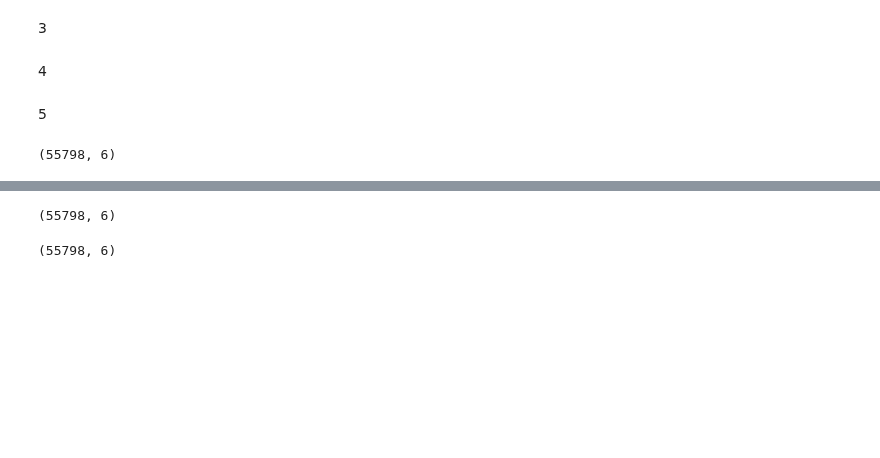
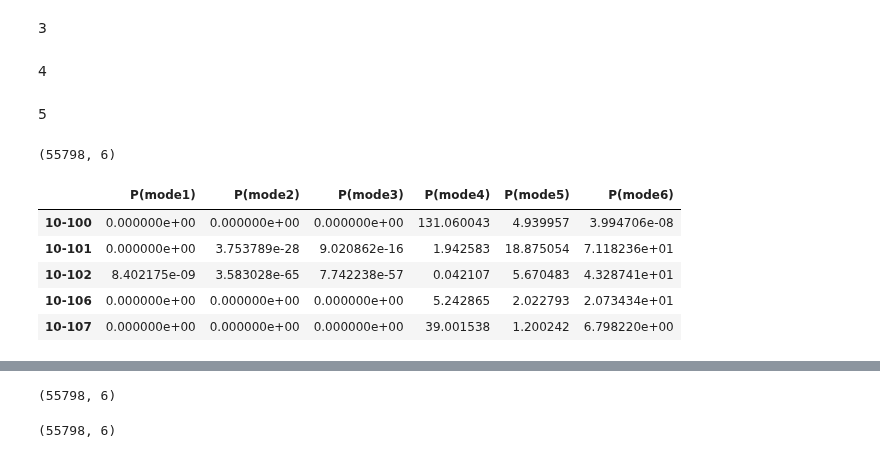
Before and after one commit to Rufei-Sheng/Manhattan-Congestion-Surcharge-Capstone, a Jupyter notebook: results/Uncertainty.ipynb, the cells around one changed output, grey strips where cells are left out. Cells and saved outputs as stored; diff of their text form; code cells hidden in the pictures; blank space fills up the shorter version.

```diff
--- a/results/Uncertainty.ipynb
+++ b/results/Uncertainty.ipynb
@@ -105,25 +99,25 @@ AttributeError: 'float' object has no attribute 'split'
 # %% [markdown]
 2
 # %%
-predict_choice_2 = pd.read_csv('Final_results/results_scenario2_with_scenario1_0.05_1.5.csv',index_col=0)
+predict_choice_2 = pd.read_csv('Final_results/results_scenario3_with_scenario1_0.05_1.5.csv',index_col=0)
 # %%
 rloss2, rmse2, tot_mse2 = compare_with_ground_truth(predict_choice_2, acs)
 # %% [markdown]
 3
 # %%
-predict_choice_3 = pd.read_csv('Final_results/results_scenario2_with_scenario1_0.06_1.5.csv',index_col=0)
+predict_choice_3 = pd.read_csv('Final_results/results_scenario3_with_scenario1_0.06_1.5.csv',index_col=0)
 # %%
 rloss3, rmse3, tot_mse3 = compare_with_ground_truth(predict_choice_3, acs)
 # %% [markdown]
 4
 # %%
-predict_choice_4 = pd.read_csv('Final_results/results_scenario2_with_scenario1_0.05_1.4.csv',index_col=0)
+predict_choice_4 = pd.read_csv('Final_results/results_scenario3_with_scenario1_0.05_1.4.csv',index_col=0)
 # %%
 rloss4, rmse4, tot_mse4 = compare_with_ground_truth(predict_choice_4, acs)
 # %% [markdown]
 5
 # %%
-predict_choice_5 = pd.read_csv('Final_results/results_scenario2_with_scenario1_0.05_1.6.csv.csv',index_col=0)
+predict_choice_5 = pd.read_csv('Final_results/results_scenario3_0.05_1.6.csv',index_col=0)
 # %%
 rloss5, rmse5, tot_mse5 = compare_with_ground_truth(predict_choice_5, acs)
 # %%
@@ -149,6 +143,15 @@ mean_combined = combined.groupby(combined.index).apply(wm)
 mean_combined.columns = predict_choice_1.columns
 # %%
 mean_combined.drop(['rmse'],axis=1,inplace=True)
+# %%
+mean_combined.head()
+# %% [output]
+|  | P(mode1) | P(mode2) | P(mode3) | P(mode4) | P(mode5) | P(mode6) |
+| 10-100 | 0.000000e+00 | 0.000000e+00 | 0.000000e+00 | 131.060043 | 4.939957 | 3.994706e-08 |
+| 10-101 | 0.000000e+00 | 3.753789e-28 | 9.020862e-16 | 1.942583 | 18.875054 | 7.118236e+01 |
+| 10-102 | 8.402175e-09 | 3.583028e-65 | 7.742238e-57 | 0.042107 | 5.670483 | 4.328741e+01 |
+| 10-106 | 0.000000e+00 | 0.000000e+00 | 0.000000e+00 | 5.242865 | 2.022793 | 2.073434e+01 |
+| 10-107 | 0.000000e+00 | 0.000000e+00 | 0.000000e+00 | 39.001538 | 1.200242 | 6.798220e+00 |
 # %%
 mean_combined.shape
 # %% [output]
```
Also changed, not shown: parts of 11 cells of this notebook, 9 other files.
